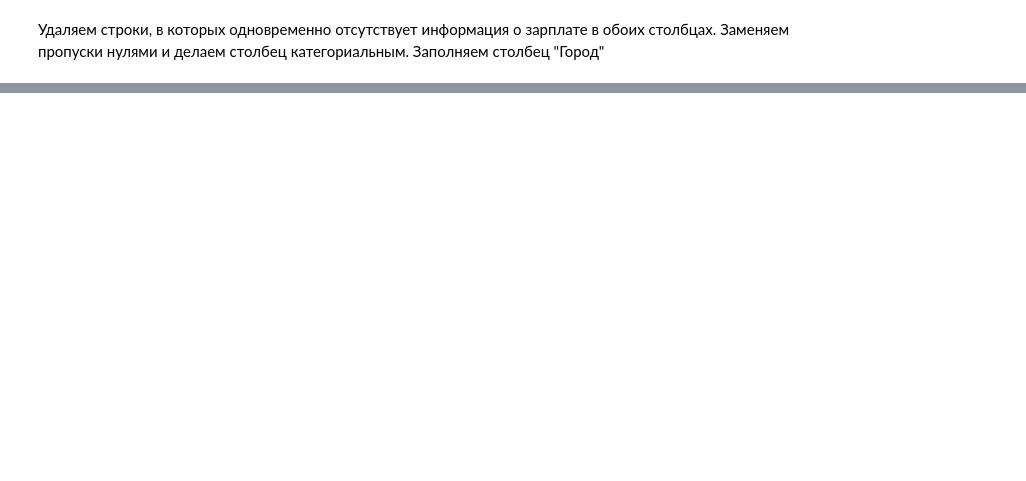
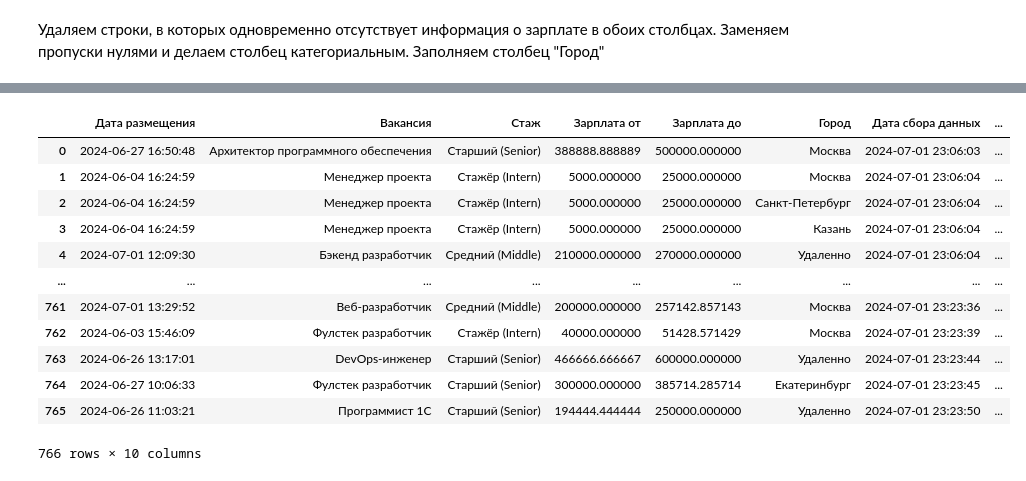
Before and after one commit to LadHrAnalytics/ML_HR, a Jupyter notebook: Notebooks/Habr_cleaning.ipynb, the cells around one changed output, grey strips where cells are left out. Drawn from its saved outputs; the diff is of its cells as text; code cells hidden in the pictures; blank space fills up the shorter version.

```diff
--- a/Notebooks/Habr_cleaning.ipynb
+++ b/Notebooks/Habr_cleaning.ipynb
@@ -163,5 +236,6 @@ def preprocessing_data(df):
 # %%
 df_prep = preprocessing_data(df_original)
+df_sep_cities = sep_cities_data(df_prep)
 # %%
 df_prep
 # %% [output]
@@ -180,0 +255,16 @@ df_prep
+# %%
+df_sep_cities
+# %% [output]
+|  | Дата размещения | Вакансия | Стаж | Зарплата от | Зарплата до | Город | Дата сбора данных | ... |
+| 0 | 2024-06-27 16:50:48 | Архитектор программного обеспечения | Старший (Senior) | 388888.888889 | 500000.000000 | Москва | 2024-07-01 23:06:03 | ... |
+| 1 | 2024-06-04 16:24:59 | Менеджер проекта | Стажёр (Intern) | 5000.000000 | 25000.000000 | Москва | 2024-07-01 23:06:04 | ... |
+| 2 | 2024-06-04 16:24:59 | Менеджер проекта | Стажёр (Intern) | 5000.000000 | 25000.000000 | Санкт-Петербург | 2024-07-01 23:06:04 | ... |
+| 3 | 2024-06-04 16:24:59 | Менеджер проекта | Стажёр (Intern) | 5000.000000 | 25000.000000 | Казань | 2024-07-01 23:06:04 | ... |
+| 4 | 2024-07-01 12:09:30 | Бэкенд разработчик | Средний (Middle) | 210000.000000 | 270000.000000 | Удаленно | 2024-07-01 23:06:04 | ... |
+| ... | ... | ... | ... | ... | ... | ... | ... | ... |
+| 761 | 2024-07-01 13:29:52 | Веб-разработчик | Средний (Middle) | 200000.000000 | 257142.857143 | Москва | 2024-07-01 23:23:36 | ... |
+| 762 | 2024-06-03 15:46:09 | Фулстек разработчик | Стажёр (Intern) | 40000.000000 | 51428.571429 | Москва | 2024-07-01 23:23:39 | ... |
+| 763 | 2024-06-26 13:17:01 | DevOps-инженер | Старший (Senior) | 466666.666667 | 600000.000000 | Удаленно | 2024-07-01 23:23:44 | ... |
+| 764 | 2024-06-27 10:06:33 | Фулстек разработчик | Старший (Senior) | 300000.000000 | 385714.285714 | Екатеринбург | 2024-07-01 23:23:45 | ... |
+| 765 | 2024-06-26 11:03:21 | Программист 1С | Старший (Senior) | 194444.444444 | 250000.000000 | Удаленно | 2024-07-01 23:23:50 | ... |
+766 rows × 10 columns
```
Also changed, not shown: parts of 10 cells of this notebook.
